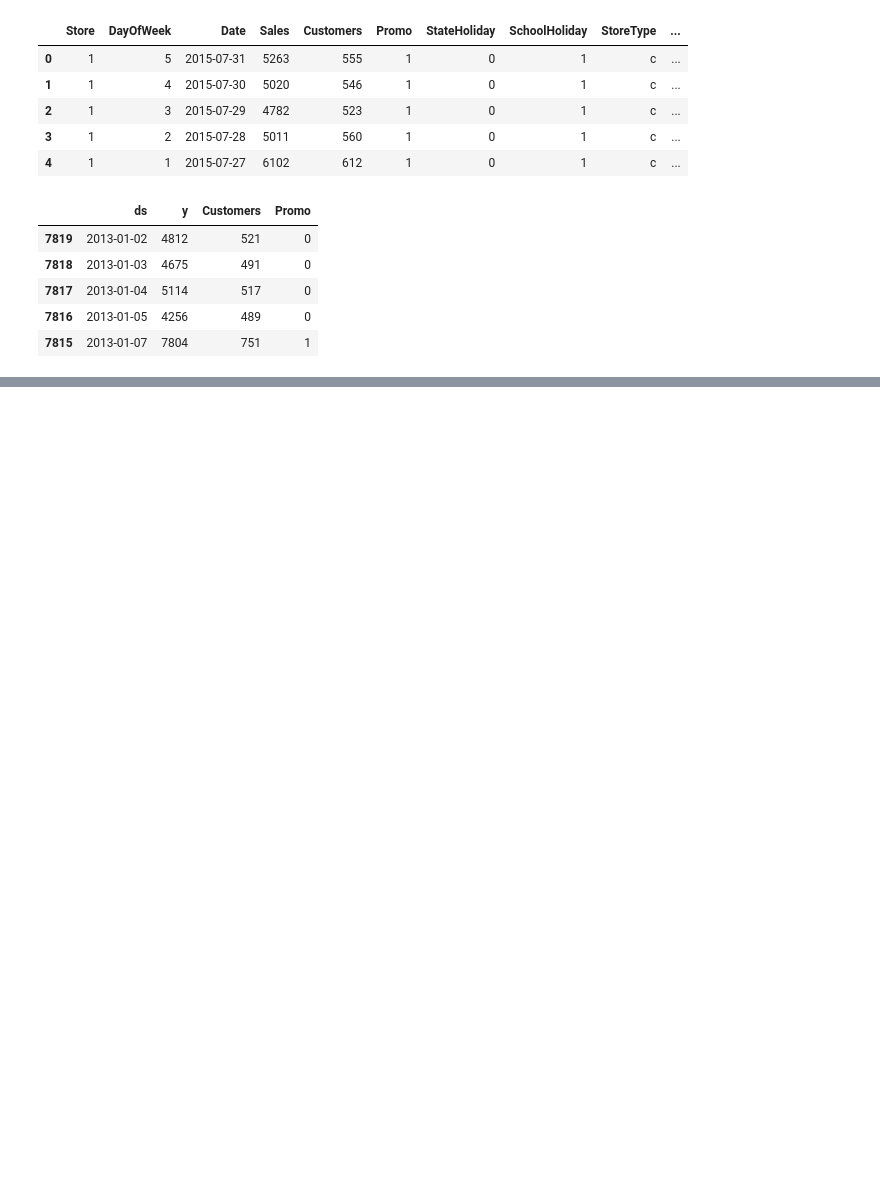
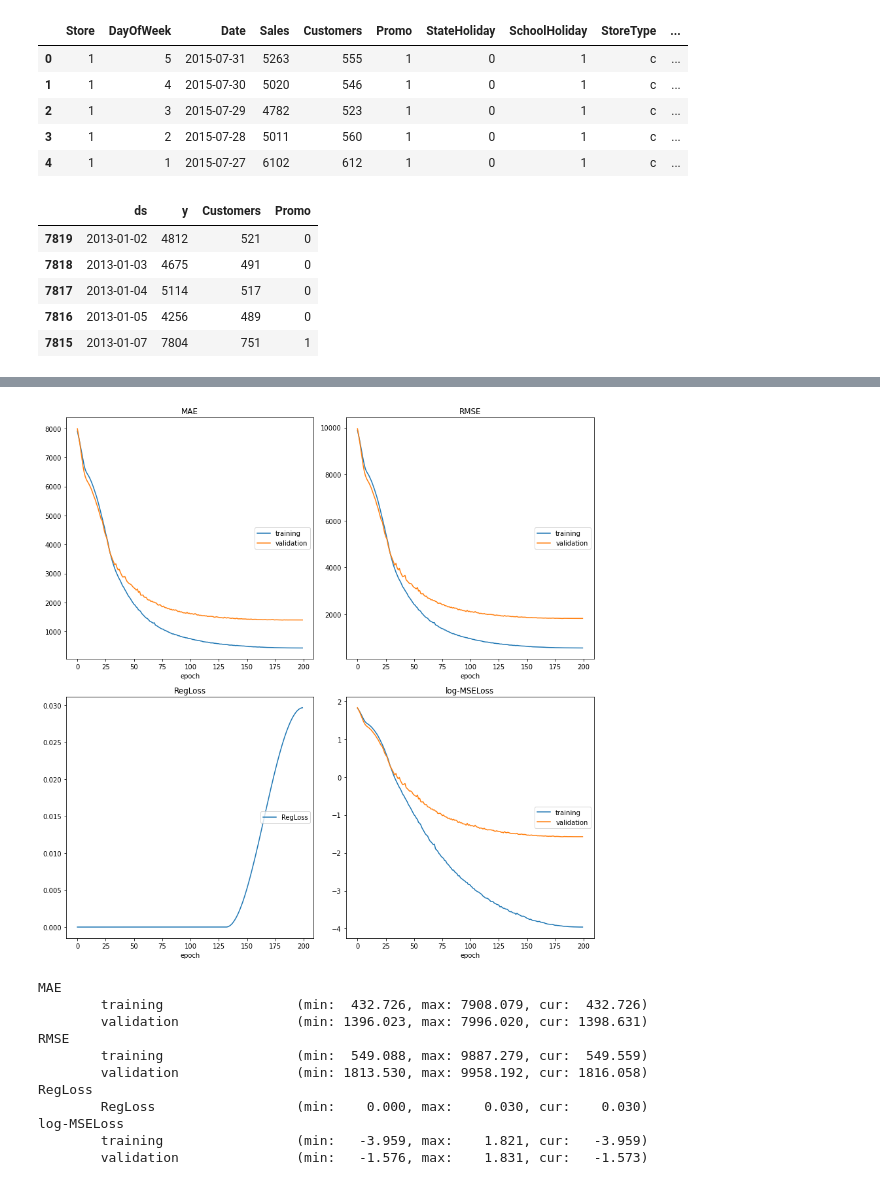
Before and after one commit to Sebastian1981/Time_Series_Sales_Prediction, a Jupyter notebook: ts_sales_prediction_fbneuralprophet.ipynb, the cells around one changed output, grey strips where cells are left out. Saved outputs shown, nothing was run; the diff lists cells and outputs as text; code cells hidden in the pictures; blank space fills up the shorter version.

```diff
--- a/ts_sales_prediction_fbneuralprophet.ipynb
+++ b/ts_sales_prediction_fbneuralprophet.ipynb
@@ -734,2 +748,21 @@ log-MSELoss
+# %%
+# train model
+metrics = m.fit(df_train,
+                freq='D',
+                validation_df=df_test,
+                progress='plot-all')
+# %% [output]
+[figure, added]
+MAE
+        training                 (min:  432.726, max: 7908.079, cur:  432.726)
+        validation               (min: 1396.023, max: 7996.020, cur: 1398.631)
+RMSE
+        training                 (min:  549.088, max: 9887.279, cur:  549.559)
+        validation               (min: 1813.530, max: 9958.192, cur: 1816.058)
+RegLoss
+        RegLoss                  (min:    0.000, max:    0.030, cur:    0.030)
+log-MSELoss
+        training                 (min:   -3.959, max:    1.821, cur:   -3.959)
+        validation               (min:   -1.576, max:    1.831, cur:   -1.573)
 # %%
 # make future datafrmae
```
Also changed, not shown: parts of 38 cells of this notebook, 3 other files.
